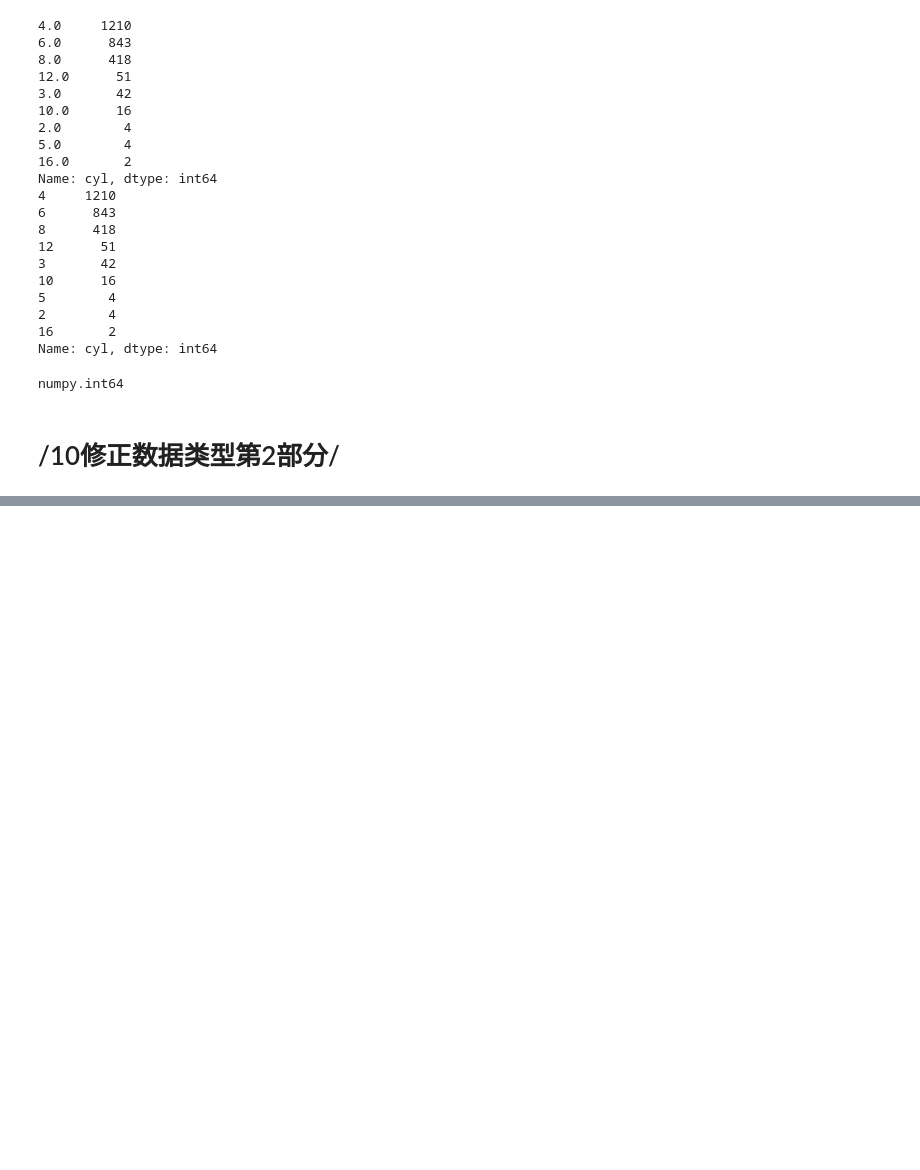
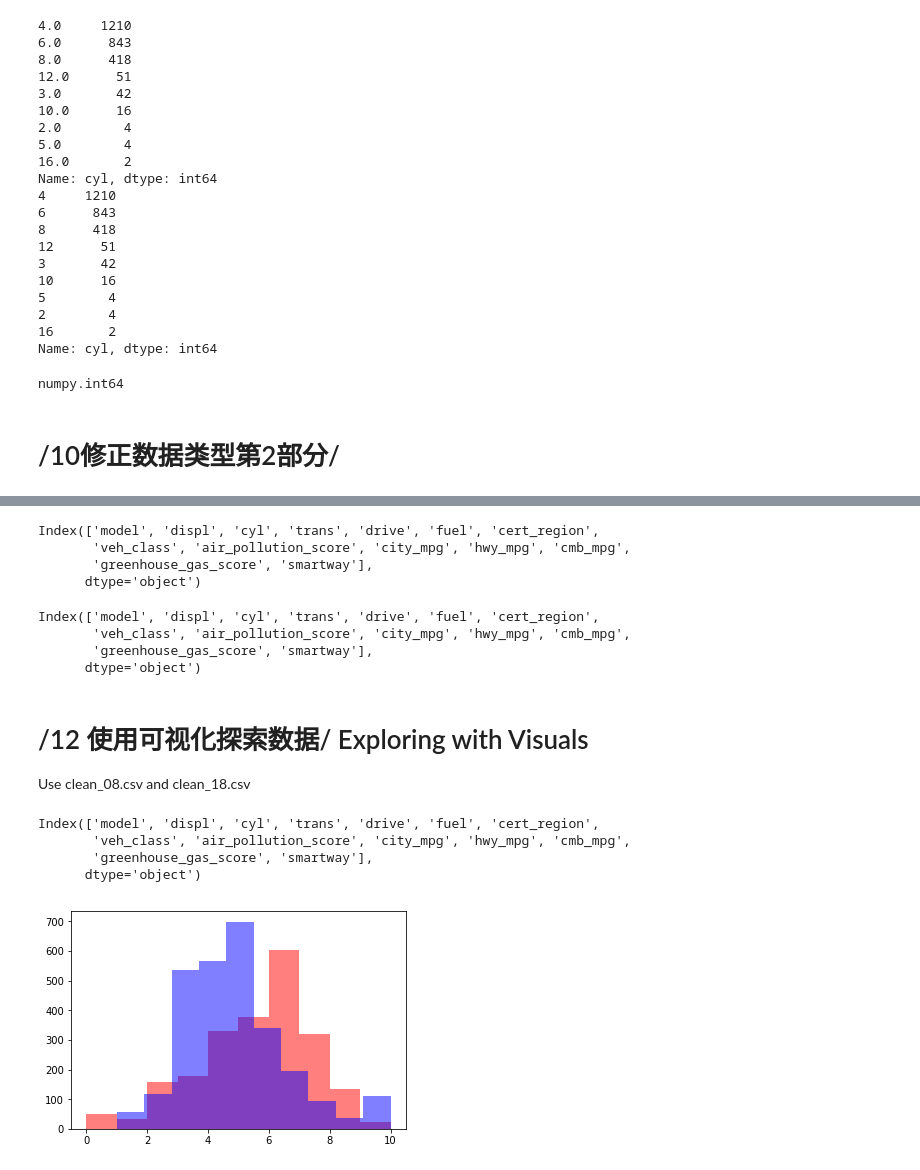
Before and after one commit to mengfanchun2017/_archive_dand, a Jupyter notebook: Project3/files/p3_exercise2_lm.ipynb, the cells around one changed output, grey strips where cells are left out. Drawn from its saved outputs; the diff is of its cells as text; code cells hidden in the pictures; blank space fills up the shorter version.

```diff
--- a/Project3/files/p3_exercise2_lm.ipynb
+++ b/Project3/files/p3_exercise2_lm.ipynb
@@ -537,0 +592,9 @@ df08['air_pollution_score'] = df08['air_pollution_score'].astype(int)
+# %%
+# 更新df08
+print(df08.shape)
+print(hb_08.index)
+# 检查下要删除的行
+df08.drop(hb_08.index, inplace = True)
+df08 = df08.append(dfnewrows, ignore_index = True)
+# append 没有inplace参数
+df08.shape
@@ -537,0 +657,7 @@ df08['air_pollution_score'] = df08['air_pollution_score'].astype(int)
+# %%
+# 现在可以转换了 08
+df08.air_pollution_score = df08.air_pollution_score.astype(float)
+df18.air_pollution_score = df18.air_pollution_score.astype(float)
+
+df08.to_csv('data_08c.csv', index=False)
+df18.to_csv('data_18c.csv', index=False)
@@ -537,0 +667,10 @@ df08['air_pollution_score'] = df08['air_pollution_score'].astype(int)
+# %%
+# 将 mpg 列转换成浮点
+mpg_columns = ['city_mpg','hwy_mpg','cmb_mpg']
+for c in mpg_columns:
+    df18[c] = df18[c].astype(float)
+    df08[c] = df18[c].astype(float)
+# %%
+# 将 greenhouse转成浮点
+df18['greenhouse_gas_score'] = df18['greenhouse_gas_score'].astype(float)
+df08['greenhouse_gas_score'] = df08['greenhouse_gas_score'].astype(float)
@@ -537,0 +695,36 @@ df08['air_pollution_score'] = df08['air_pollution_score'].astype(int)
+# %%
+df18.dtypes
+df18.columns
+# %% [output]
+Index(['model', 'displ', 'cyl', 'trans', 'drive', 'fuel', 'cert_region',
+       'veh_class', 'air_pollution_score', 'city_mpg', 'hwy_mpg', 'cmb_mpg',
+       'greenhouse_gas_score', 'smartway'],
+      dtype='object')
+# %%
+df08.to_csv('clean_08.csv', index=False)
+df18.to_csv('clean_18.csv', index=False)
+df18.columns
+# %% [output]
+Index(['model', 'displ', 'cyl', 'trans', 'drive', 'fuel', 'cert_region',
+       'veh_class', 'air_pollution_score', 'city_mpg', 'hwy_mpg', 'cmb_mpg',
+       'greenhouse_gas_score', 'smartway'],
+      dtype='object')
+# %% [markdown]
+# /12 使用可视化探索数据/ Exploring with Visuals
+Use clean_08.csv and clean_18.csv
+# %%
+df08.columns
+# %% [output]
+Index(['model', 'displ', 'cyl', 'trans', 'drive', 'fuel', 'cert_region',
+       'veh_class', 'air_pollution_score', 'city_mpg', 'hwy_mpg', 'cmb_mpg',
+       'greenhouse_gas_score', 'smartway'],
+      dtype='object')
+# %%
+p08=plt.hist(df08['greenhouse_gas_score'],color='r', alpha = 0.5)
+p18=plt.hist(df18['greenhouse_gas_score'],color='b', alpha = 0.5)
+
+plt.show()
+# 哇偶，可以看出18年的greenhouse_gas_score有所下降！
+# 可怜的企鹅宝宝，，，
+# %% [output]
+[figure, added]
```
Also changed, not shown: parts of 38 cells of this notebook, 9 other files.
